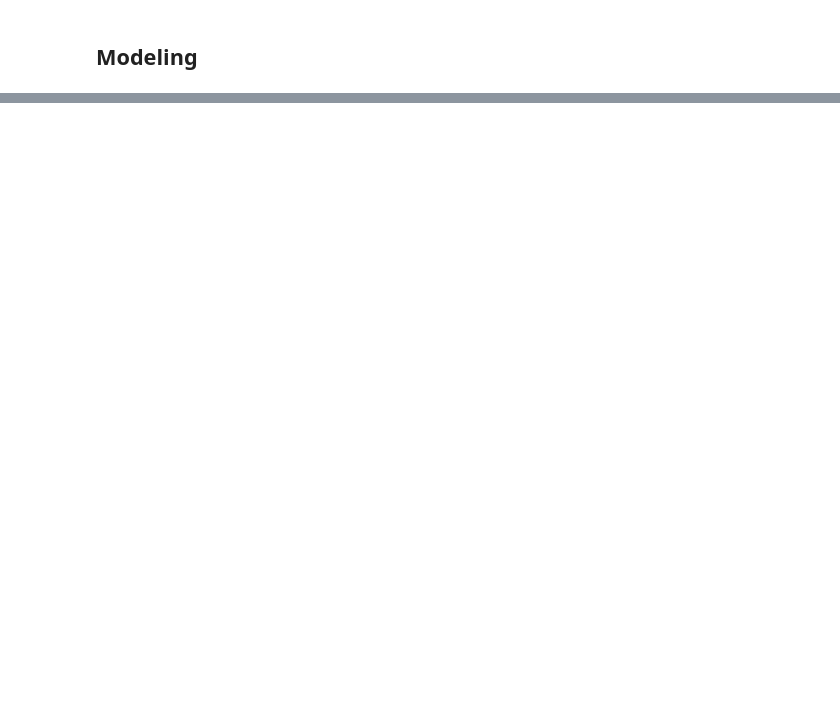
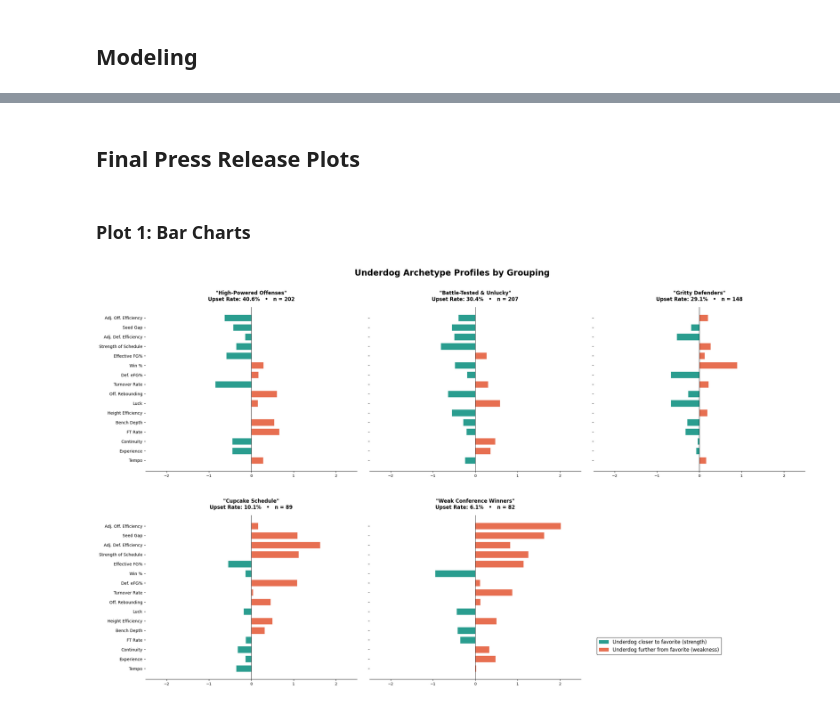
Before and after one commit to benberinsky/ds4320-project-1, a Jupyter notebook: scripts/pipeline/solution_pipeline.ipynb, the cells around one changed output, grey strips where cells are left out. Cells and saved outputs as stored; diff of their text form; code cells hidden in the pictures; blank space fills up the shorter version.

```diff
--- a/scripts/pipeline/solution_pipeline.ipynb
+++ b/scripts/pipeline/solution_pipeline.ipynb
@@ -602,0 +547,14 @@ Diff_HgtEff        0.2007
+# %%
+display_cols = ["Season", "Dog_Team", "Dog_Seed", "Fav_Team", "Fav_Seed", "Upset", "Cluster"]
+
+# outputting example games from each cluster to illustrate the profiles (sorted by most recent season)
+print("\n── Example Games Per Cluster ──")
+for cid in range(kmeans.n_clusters):
+    cluster_games = underdogs[underdogs["Cluster"] == cid].sort_values("Season", ascending=False)
+    n_show = min(10, len(cluster_games))
+    print(f"\n{'='*70}")
+    print(f"CLUSTER {cid}: {cluster_descriptions[cid]}")
+    print(f"Upset Rate: {cluster_summary.loc[cid, 'upset_rate_pct']}% | "
+          f"Games: {cluster_summary.loc[cid, 'n_games']}")
+    print(f"{'='*70}")
+    print(cluster_games[display_cols].head(n_show).to_string(index=False))
@@ -602,0 +654,65 @@ Diff_HgtEff        0.2007
+# %% [markdown]
+## Final Press Release Plots
+# %% [markdown]
+### Plot 1: Bar Charts
+# %%
+# Cluster names
+cluster_names = {
+    0: "Gritty Defenders",
+    1: "Cupcake Schedule",
+    2: "Weak Conference Winners",
+    3: "High-Powered Offenses",
+    4: "Battle-Tested & Unlucky"
+}
+
+fig, axes = plt.subplots(2, 3, figsize=(24, 14))
+axes_flat = axes.flatten()
+
+# ordering feature importance by z-scores (most extreme = most defining for the cluster)
+feat_order = cluster_zscores.var(axis=0).sort_values(ascending=False).index.tolist()
+radar_labels_sorted = [label_map.get(f, f) for f in feat_order]
+
+# looping over clusters to create horizontal bar charts of z-scores for top features, colored by strength vs. weakness
+
+# sorting clusters by upset rate
+sorted_clusters = cluster_summary.sort_values("upset_rate", ascending=False)["Cluster"].tolist()
+for i, cid in enumerate(sorted_clusters):
+    ax = axes_flat[i]
+    vals = cluster_zscores.loc[cid, feat_order].values
+    colors = ["#2a9d8f" if v < 0 else "#e76f51" for v in vals]
+
+    ax.barh(radar_labels_sorted[::-1], vals[::-1], color=colors[::-1],
+            edgecolor="white", linewidth=0.5, height=0.7)
+    ax.axvline(0, color="black", linewidth=0.8)
+    ax.set_xlim(-2.5, 2.5)
+    ax.tick_params(axis="y", labelsize=10)
+    ax.tick_params(axis="x", labelsize=9)
+
+    ax.set_title(
+        f'"{cluster_names[cid]}"\n'
+        f"Upset Rate: {cluster_summary.loc[cid, 'upset_rate_pct']}%   •   "
+        f"n = {cluster_summary.loc[cid, 'n_games']}",
+        fontsize=12, fontweight="bold", pad=15
+    )
+
+    if i % 3 != 0:
+        ax.set_yticklabels([])
+
+    sns.despine(ax=ax, left=True)
+
+axes_flat[5].set_visible(False)
+
+# adding key for color coding (strength vs. weakness)
+legend_elements = [
+    Patch(facecolor="#2a9d8f", label="Underdog closer to favorite (strength)"),
+    Patch(facecolor="#e76f51", label="Underdog further from favorite (weakness)")
+]
+fig.legend(handles=legend_elements, loc="lower right", fontsize=12,
+           bbox_to_anchor=(0.88, 0.08), frameon=True, edgecolor="black")
+
+fig.suptitle("Underdog Archetype Profiles by Grouping",
+             fontsize=20, fontweight="bold", y=1.01)
+plt.tight_layout(h_pad=5, w_pad=3)
+plt.show()
+# %% [output]
+[figure, added]
```
Also changed, not shown: parts of 31 cells of this notebook, 3 other files.
